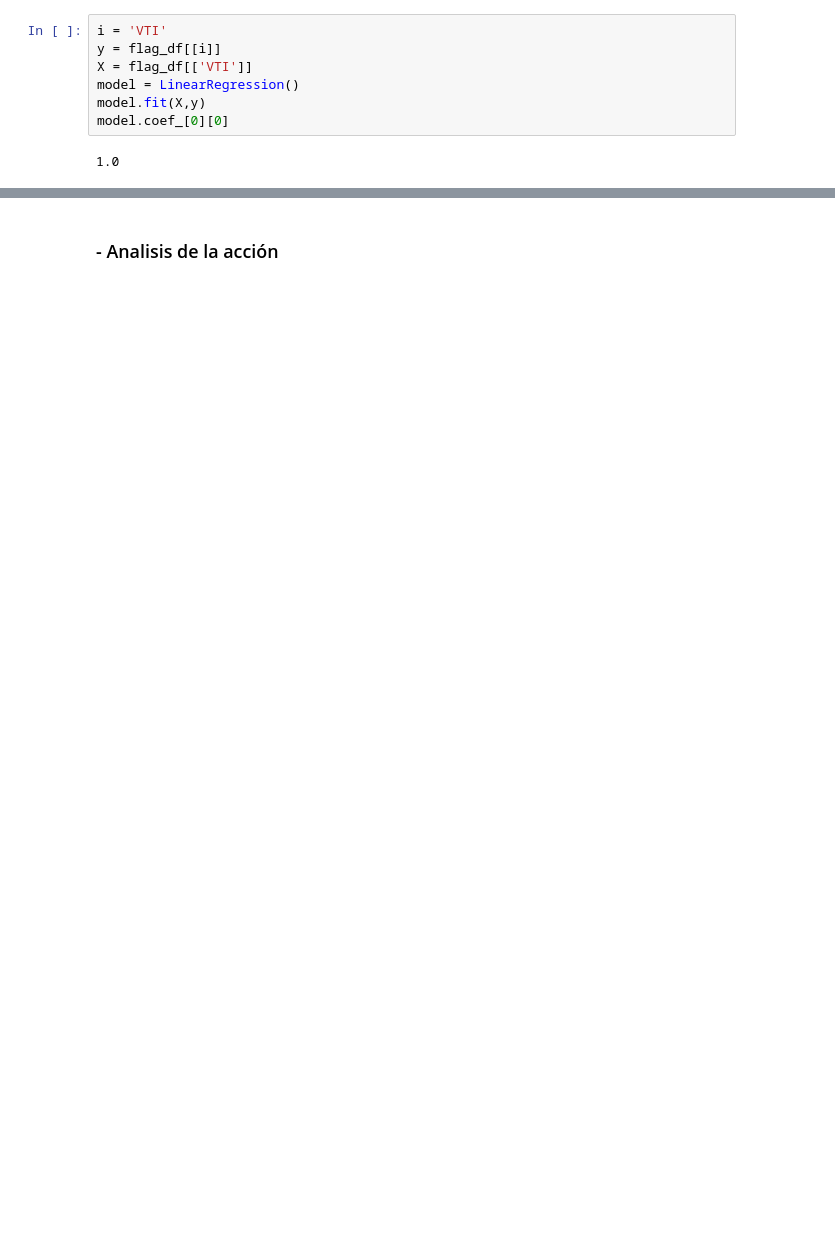
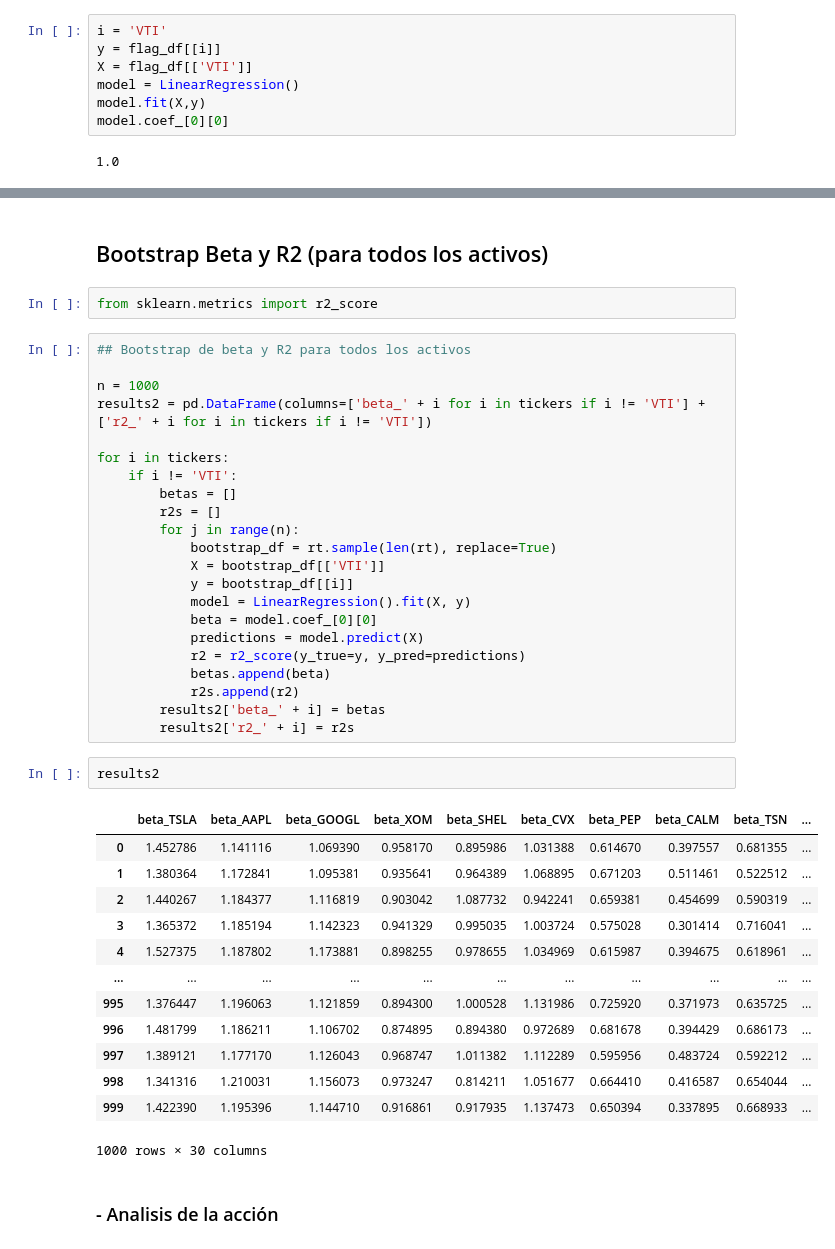
Before and after one commit to GustavodeAnda/PORTAFOLIOS2, a Jupyter notebook: PARTE1.ipynb, the cells around one changed output, grey strips where cells are left out. Cells and saved outputs as stored; diff of their text form; blank space fills up the shorter version.

```diff
--- a/PARTE1.ipynb
+++ b/PARTE1.ipynb
@@ -133,2 +209,44 @@ df
+# %% [markdown]
+## Bootstrap Beta y R2 (para todos los activos)
+# %%
+from sklearn.metrics import r2_score
+# %%
+## Bootstrap de beta y R2 para todos los activos
+
+n = 1000
+results2 = pd.DataFrame(columns=['beta_' + i for i in tickers if i != 'VTI'] + ['r2_' + i for i in tickers if i != 'VTI'])
+
+for i in tickers:
+    if i != 'VTI':
+        betas = []
+        r2s = []
+        for j in range(n):
+            bootstrap_df = rt.sample(len(rt), replace=True)
+            X = bootstrap_df[['VTI']]
+            y = bootstrap_df[[i]]
+            model = LinearRegression().fit(X, y)
+            beta = model.coef_[0][0]
+            predictions = model.predict(X)
+            r2 = r2_score(y_true=y, y_pred=predictions)
+            betas.append(beta)
+            r2s.append(r2)
+        results2['beta_' + i] = betas
+        results2['r2_' + i] = r2s
+# %%
+results2
+# %% [output]
+|  | beta_TSLA | beta_AAPL | beta_GOOGL | beta_XOM | beta_SHEL | beta_CVX | beta_PEP | beta_CALM | beta_TSN | ... |
+| 0 | 1.452786 | 1.141116 | 1.069390 | 0.958170 | 0.895986 | 1.031388 | 0.614670 | 0.397557 | 0.681355 | ... |
+| 1 | 1.380364 | 1.172841 | 1.095381 | 0.935641 | 0.964389 | 1.068895 | 0.671203 | 0.511461 | 0.522512 | ... |
+| 2 | 1.440267 | 1.184377 | 1.116819 | 0.903042 | 1.087732 | 0.942241 | 0.659381 | 0.454699 | 0.590319 | ... |
+| 3 | 1.365372 | 1.185194 | 1.142323 | 0.941329 | 0.995035 | 1.003724 | 0.575028 | 0.301414 | 0.716041 | ... |
+| 4 | 1.527375 | 1.187802 | 1.173881 | 0.898255 | 0.978655 | 1.034969 | 0.615987 | 0.394675 | 0.618961 | ... |
+| ... | ... | ... | ... | ... | ... | ... | ... | ... | ... | ... |
+| 995 | 1.376447 | 1.196063 | 1.121859 | 0.894300 | 1.000528 | 1.131986 | 0.725920 | 0.371973 | 0.635725 | ... |
+| 996 | 1.481799 | 1.186211 | 1.106702 | 0.874895 | 0.894380 | 0.972689 | 0.681678 | 0.394429 | 0.686173 | ... |
+| 997 | 1.389121 | 1.177170 | 1.126043 | 0.968747 | 1.011382 | 1.112289 | 0.595956 | 0.483724 | 0.592212 | ... |
+| 998 | 1.341316 | 1.210031 | 1.156073 | 0.973247 | 0.814211 | 1.051677 | 0.664410 | 0.416587 | 0.654044 | ... |
+| 999 | 1.422390 | 1.195396 | 1.144710 | 0.916861 | 0.917935 | 1.137473 | 0.650394 | 0.337895 | 0.668933 | ... |
+1000 rows × 30 columns
 # %% [markdown]
 ### - Analisis de la acción
```
Also changed, not shown: parts of 9 cells of this notebook.
